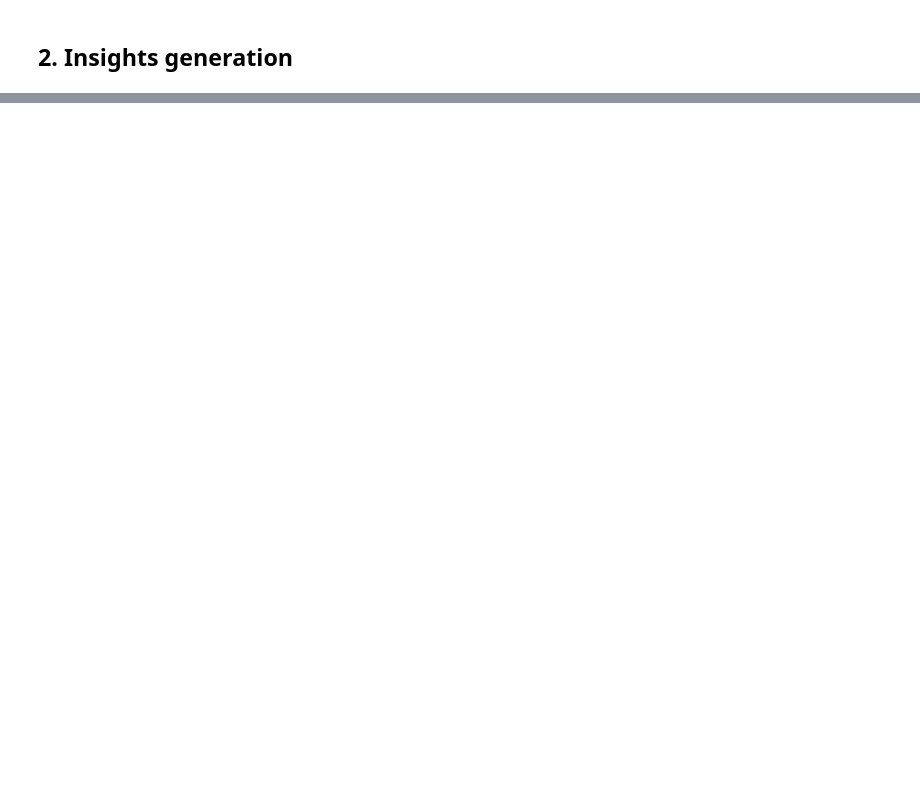
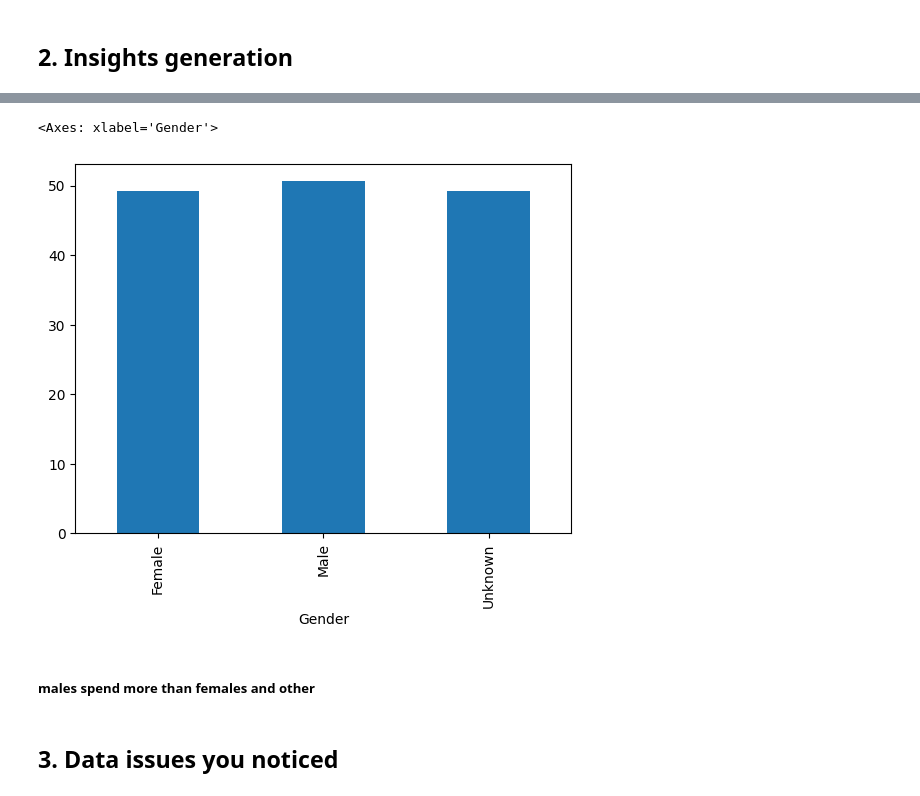
Before and after one commit to Nafna123/Pre-processing-and-EDA, a Jupyter notebook: _Pre processing and EDA.ipynb, the cells around one changed output, grey strips where cells are left out. Cells and saved outputs as stored; diff of their text form; code cells hidden in the pictures; blank space fills up the shorter version.

```diff
--- a/_Pre processing and EDA.ipynb
+++ b/_Pre processing and EDA.ipynb
@@ -248,0 +253,9 @@ Name: Spending_Score, dtype: float64
+# %%
+data.groupby('Gender')['Spending_Score'].mean().plot(kind='bar')
+# %% [output]
+<Axes: xlabel='Gender'>
+[figure, added]
+# %% [markdown]
+##### males spend more than females and other
+# %% [markdown]
+## 3. Data issues you noticed
```
Also changed, not shown: parts of 38 cells of this notebook, 1 other file.
